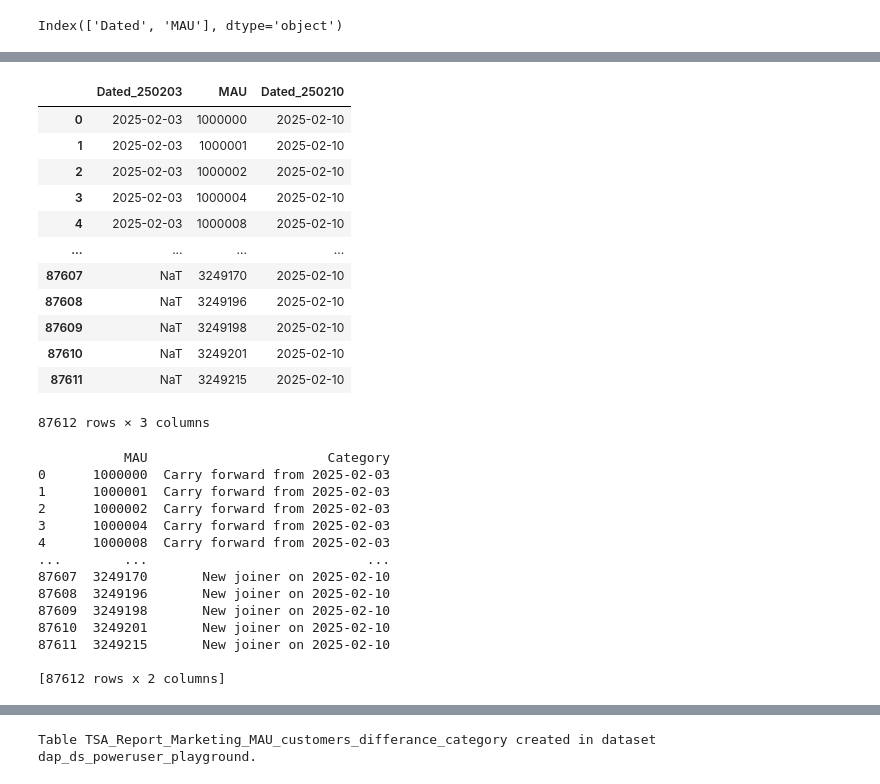
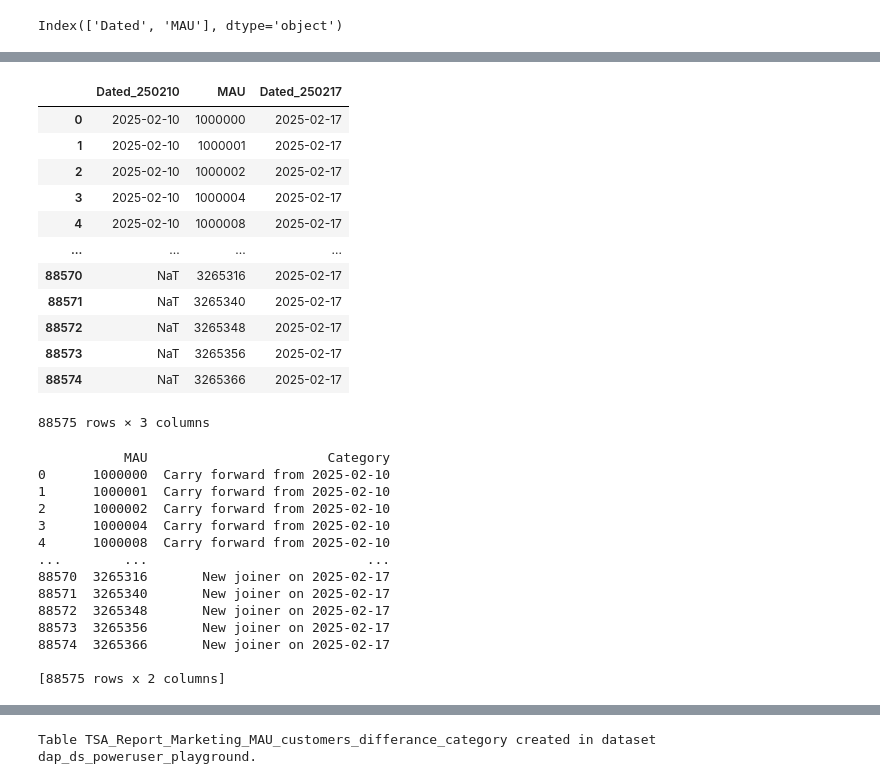
Before and after one commit to dchakroborti-tonik/MAU_MMAU_REPORT, a Jupyter notebook: TSA_REPORT_TEMPLATE_v2.ipynb, the cells around one changed output, grey strips where cells are left out. Saved outputs shown, nothing was run; the diff lists cells and outputs as text; code cells hidden in the pictures.

Commit message:
Updated week starting 17-02-2025

```diff
--- a/TSA_REPORT_TEMPLATE_v2.ipynb
+++ b/TSA_REPORT_TEMPLATE_v2.ipynb
@@ -35,8 +35,8 @@ def get_week_start_dates(start_date, end_date):
         current_date += relativedelta(weeks=1)
     return week_start_dates
 
-start_date = datetime.date(2025, 2, 10)
-end_date = datetime.date(2025, 2, 16)
+start_date = datetime.date(2025, 2, 17)
+end_date = datetime.date(2025, 2, 23)
 
 week_start_dates = get_week_start_dates(start_date, end_date)
 print(week_start_dates)
@@ -755,5 +755,5 @@ Dated
 Name: count, dtype: int64
 # %%
 # Separate data into two dataframes based on date
-df_250203 = df[df['Dated'] == '2025-02-03'].reset_index(drop=True)
 df_250210 = df[df['Dated'] == '2025-02-10'].reset_index(drop=True)
+df_250217 = df[df['Dated'] == '2025-02-17'].reset_index(drop=True)
@@ -778,30 +778,30 @@ df_250210.head()
 # %%
 # Merge to find customers present on both dates
-merged = pd.merge(df_250203, df_250210, on='MAU', suffixes=('_250203', '_250210'), how='outer')
+merged = pd.merge(df_250210, df_250217, on='MAU', suffixes=('_250210', '_250217'), how='outer')
 merged
 # %% [output]
-|  | Dated_250203 | MAU | Dated_250210 |
-| 0 | 2025-02-03 | 1000000 | 2025-02-10 |
-| 1 | 2025-02-03 | 1000001 | 2025-02-10 |
-| 2 | 2025-02-03 | 1000002 | 2025-02-10 |
-| 3 | 2025-02-03 | 1000004 | 2025-02-10 |
-| 4 | 2025-02-03 | 1000008 | 2025-02-10 |
+|  | Dated_250210 | MAU | Dated_250217 |
+| 0 | 2025-02-10 | 1000000 | 2025-02-17 |
+| 1 | 2025-02-10 | 1000001 | 2025-02-17 |
+| 2 | 2025-02-10 | 1000002 | 2025-02-17 |
+| 3 | 2025-02-10 | 1000004 | 2025-02-17 |
+| 4 | 2025-02-10 | 1000008 | 2025-02-17 |
 | ... | ... | ... | ... |
-| 87607 | NaT | 3249170 | 2025-02-10 |
-| 87608 | NaT | 3249196 | 2025-02-10 |
-| 87609 | NaT | 3249198 | 2025-02-10 |
-| 87610 | NaT | 3249201 | 2025-02-10 |
-| 87611 | NaT | 3249215 | 2025-02-10 |
+| 88570 | NaT | 3265316 | 2025-02-17 |
+| 88571 | NaT | 3265340 | 2025-02-17 |
+| 88572 | NaT | 3265348 | 2025-02-17 |
+| 88573 | NaT | 3265356 | 2025-02-17 |
+| 88574 | NaT | 3265366 | 2025-02-17 |
-87612 rows × 3 columns
+88575 rows × 3 columns
 # %%
 # Function to categorize customer presence
 def categorize_presence(row):
-    if pd.isna(row['Dated_250210']):
-        return 'Not available on 2025-02-10'
-    elif pd.isna(row['Dated_250203']):
-        return 'New joiner on 2025-02-10'
+    if pd.isna(row['Dated_250217']):
+        return 'Not available on 2025-02-17'
+    elif pd.isna(row['Dated_250210']):
+        return 'New joiner on 2025-02-17'
     else:
-        return 'Carry forward from 2025-02-03'
+        return 'Carry forward from 2025-02-10'
 
 # Apply function to create category column
 merged['Category'] = merged.apply(categorize_presence, axis=1)
@@ -810,19 +810,19 @@ merged['Category'] = merged.apply(categorize_presence, axis=1)
 print(merged[['MAU', 'Category']])
 # %% [output]
            MAU                       Category
-0      1000000  Carry forward from 2025-02-03
-1      1000001  Carry forward from 2025-02-03
-2      1000002  Carry forward from 2025-02-03
-3      1000004  Carry forward from 2025-02-03
-4      1000008  Carry forward from 2025-02-03
+0      1000000  Carry forward from 2025-02-10
+1      1000001  Carry forward from 2025-02-10
+2      1000002  Carry forward from 2025-02-10
+3      1000004  Carry forward from 2025-02-10
+4      1000008  Carry forward from 2025-02-10
 ...        ...                            ...
-87607  3249170       New joiner on 2025-02-10
-87608  3249196       New joiner on 2025-02-10
-87609  3249198       New joiner on 2025-02-10
-87610  3249201       New joiner on 2025-02-10
-87611  3249215       New joiner on 2025-02-10
+88570  3265316       New joiner on 2025-02-17
+88571  3265340       New joiner on 2025-02-17
+88572  3265348       New joiner on 2025-02-17
+88573  3265356       New joiner on 2025-02-17
+88574  3265366       New joiner on 2025-02-17
 
-[87612 rows x 2 columns]
+[88575 rows x 2 columns]
 # %%
 merged['Category'].value_counts(dropna=False)
 # %% [output]
```
Also changed, not shown: parts of 36 cells of this notebook.
